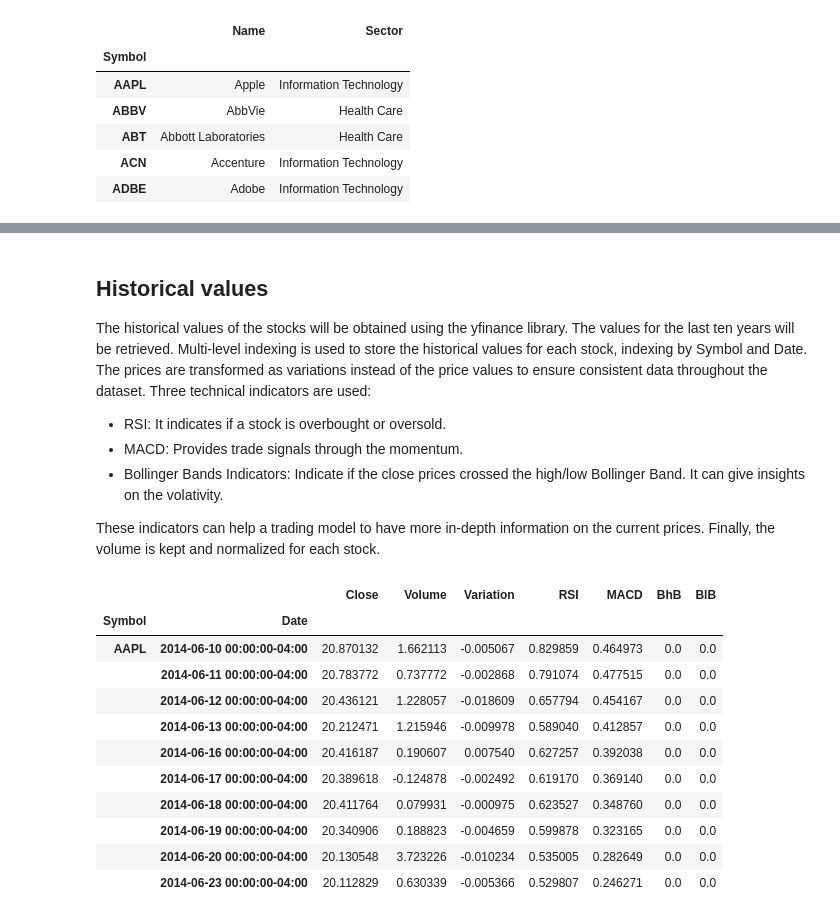
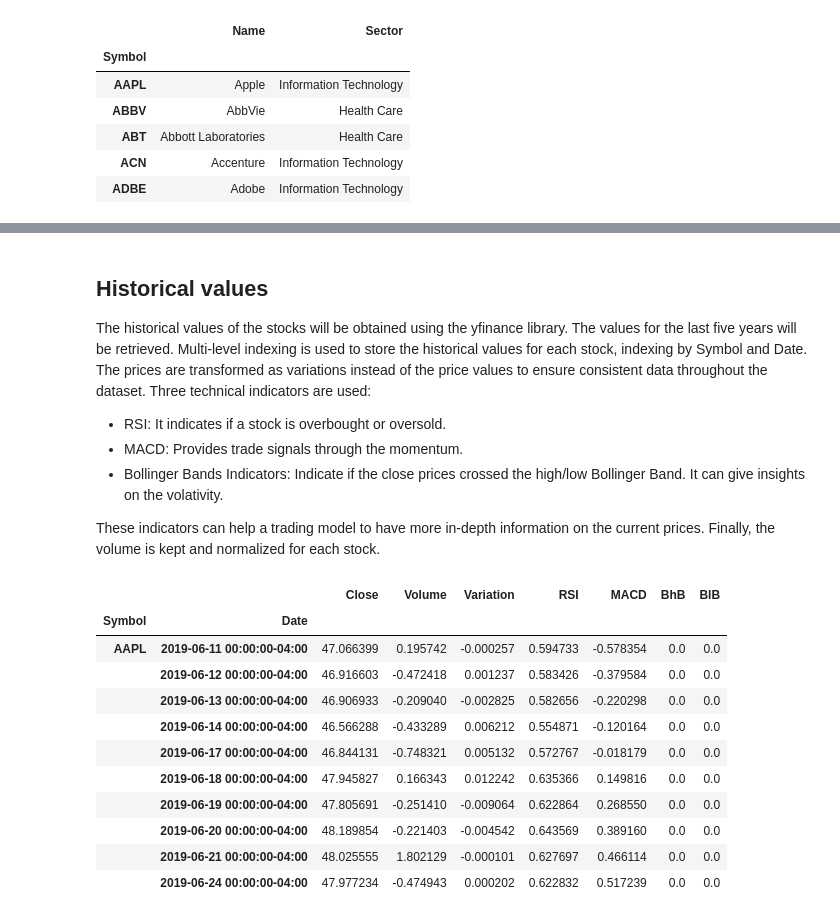
Before and after one commit to timothewt/SP100AnalysisWithGNNs, a Jupyter notebook: notebooks/1-data_collection_and_preprocessing.ipynb, the cells around one changed output, grey strips where cells are left out. Drawn from its saved outputs; the diff is of its cells as text; code cells hidden in the pictures.

```diff
--- a/notebooks/1-data_collection_and_preprocessing.ipynb
+++ b/notebooks/1-data_collection_and_preprocessing.ipynb
@@ -66,7 +67,7 @@ normalized_fundamentals.head()
 normalized_fundamentals.to_csv("../data/SP100/raw/fundamentals.csv")
 # %% [markdown]
 ## Historical values
-The historical values of the stocks will be obtained using the yfinance library. The values for the last ten years will be retrieved. Multi-level indexing is used to store the historical values for each stock, indexing by Symbol and Date.
+The historical values of the stocks will be obtained using the yfinance library. The values for the last five years will be retrieved. Multi-level indexing is used to store the historical values for each stock, indexing by Symbol and Date.
 The prices are transformed as variations instead of the price values to ensure consistent data throughout the dataset. Three technical indicators are used:
 - RSI: It indicates if a stock is overbought or oversold.
 - MACD: Provides trade signals through the momentum.
@@ -76,33 +77,33 @@ These indicators can help a trading model to have more in-depth information on t
 Finally, the volume is kept and normalized for each stock.
 # %%
 values = [
-	yf.Ticker(stock).history(period="10y", actions=False) for stock in stocks.index
+	yf.Ticker(stock).history(period="5y", actions=False) for stock in stocks.index
 ]
 volume_means = [stock_values["Volume"].mean() for stock_values in values]
 volume_stds = [stock_values["Volume"].std() for stock_values in values]
 for idx, stock_values in enumerate(values):
 	stock_values["Variation"] = (stock_values["Close"] / stock_values["Open"]) - 1
 	stock_values["Volume"] = (stock_values["Volume"] - volume_means[idx]) / volume_stds[idx]
 	stock_values["RSI"] = rsi(stock_values["Close"]) / 100
 	stock_values["MACD"] = macd(stock_values["Close"])
 	stock_values["BhB"] = bollinger_hband_indicator(stock_values["Close"])
 	stock_values["BlB"] = bollinger_lband_indicator(stock_values["Close"])
 	stock_values.drop(columns=["Open", "High", "Low"], inplace=True)
 values = pd.concat(values, keys=stocks.index).dropna()
 values.head(n=10)
 # %% [output]
 |  |  | Close | Volume | Variation | RSI | MACD | BhB | BlB |
 | Symbol | Date |  |  |  |  |  |  |  |
-| AAPL | 2014-06-10 00:00:00-04:00 | 20.870132 | 1.662113 | -0.005067 | 0.829859 | 0.464973 | 0.0 | 0.0 |
-|  | 2014-06-11 00:00:00-04:00 | 20.783772 | 0.737772 | -0.002868 | 0.791074 | 0.477515 | 0.0 | 0.0 |
-|  | 2014-06-12 00:00:00-04:00 | 20.436121 | 1.228057 | -0.018609 | 0.657794 | 0.454167 | 0.0 | 0.0 |
-|  | 2014-06-13 00:00:00-04:00 | 20.212471 | 1.215946 | -0.009978 | 0.589040 | 0.412857 | 0.0 | 0.0 |
-|  | 2014-06-16 00:00:00-04:00 | 20.416187 | 0.190607 | 0.007540 | 0.627257 | 0.392038 | 0.0 | 0.0 |
-|  | 2014-06-17 00:00:00-04:00 | 20.389618 | -0.124878 | -0.002492 | 0.619170 | 0.369140 | 0.0 | 0.0 |
-|  | 2014-06-18 00:00:00-04:00 | 20.411764 | 0.079931 | -0.000975 | 0.623527 | 0.348760 | 0.0 | 0.0 |
-|  | 2014-06-19 00:00:00-04:00 | 20.340906 | 0.188823 | -0.004659 | 0.599878 | 0.323165 | 0.0 | 0.0 |
-|  | 2014-06-20 00:00:00-04:00 | 20.130548 | 3.723226 | -0.010234 | 0.535005 | 0.282649 | 0.0 | 0.0 |
-|  | 2014-06-23 00:00:00-04:00 | 20.112829 | 0.630339 | -0.005366 | 0.529807 | 0.246271 | 0.0 | 0.0 |
+| AAPL | 2019-06-11 00:00:00-04:00 | 47.066399 | 0.195742 | -0.000257 | 0.594733 | -0.578354 | 0.0 | 0.0 |
+|  | 2019-06-12 00:00:00-04:00 | 46.916603 | -0.472418 | 0.001237 | 0.583426 | -0.379584 | 0.0 | 0.0 |
+|  | 2019-06-13 00:00:00-04:00 | 46.906933 | -0.209040 | -0.002825 | 0.582656 | -0.220298 | 0.0 | 0.0 |
+|  | 2019-06-14 00:00:00-04:00 | 46.566288 | -0.433289 | 0.006212 | 0.554871 | -0.120164 | 0.0 | 0.0 |
+|  | 2019-06-17 00:00:00-04:00 | 46.844131 | -0.748321 | 0.005132 | 0.572767 | -0.018179 | 0.0 | 0.0 |
+|  | 2019-06-18 00:00:00-04:00 | 47.945827 | 0.166343 | 0.012242 | 0.635366 | 0.149816 | 0.0 | 0.0 |
+|  | 2019-06-19 00:00:00-04:00 | 47.805691 | -0.251410 | -0.009064 | 0.622864 | 0.268550 | 0.0 | 0.0 |
+|  | 2019-06-20 00:00:00-04:00 | 48.189854 | -0.221403 | -0.004542 | 0.643569 | 0.389160 | 0.0 | 0.0 |
+|  | 2019-06-21 00:00:00-04:00 | 48.025555 | 1.802129 | -0.000101 | 0.627697 | 0.466114 | 0.0 | 0.0 |
+|  | 2019-06-24 00:00:00-04:00 | 47.977234 | -0.474943 | 0.000202 | 0.622832 | 0.517239 | 0.0 | 0.0 |
 # %%
 plt.figure(figsize=(10, 5))
 
```
Also changed, not shown: parts of 5 cells of this notebook, 7 other files.
